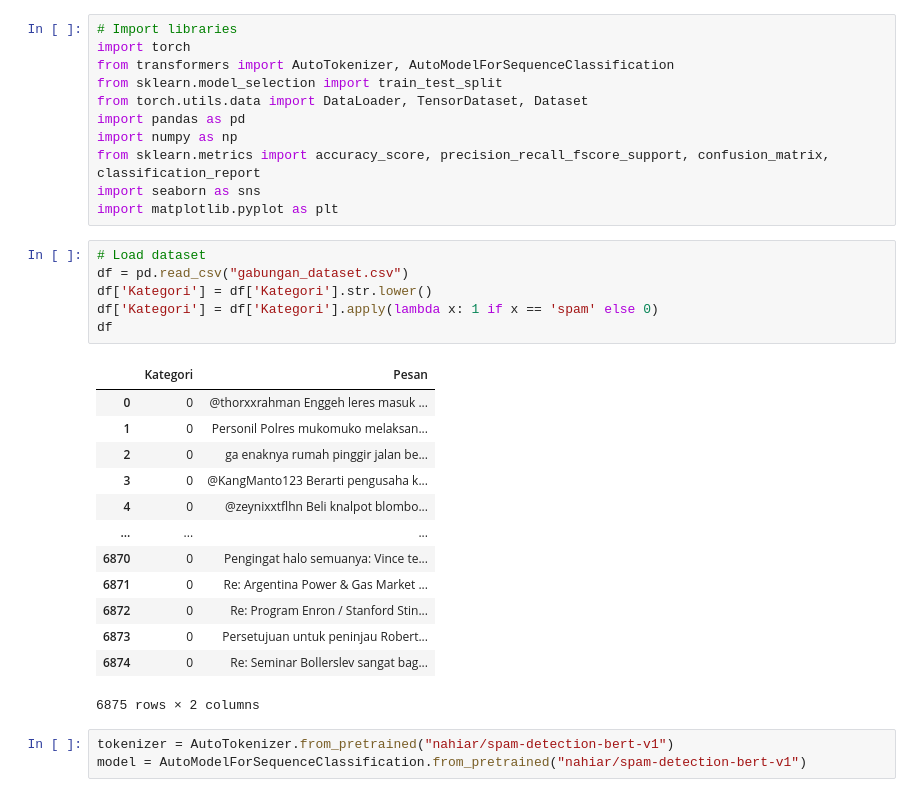
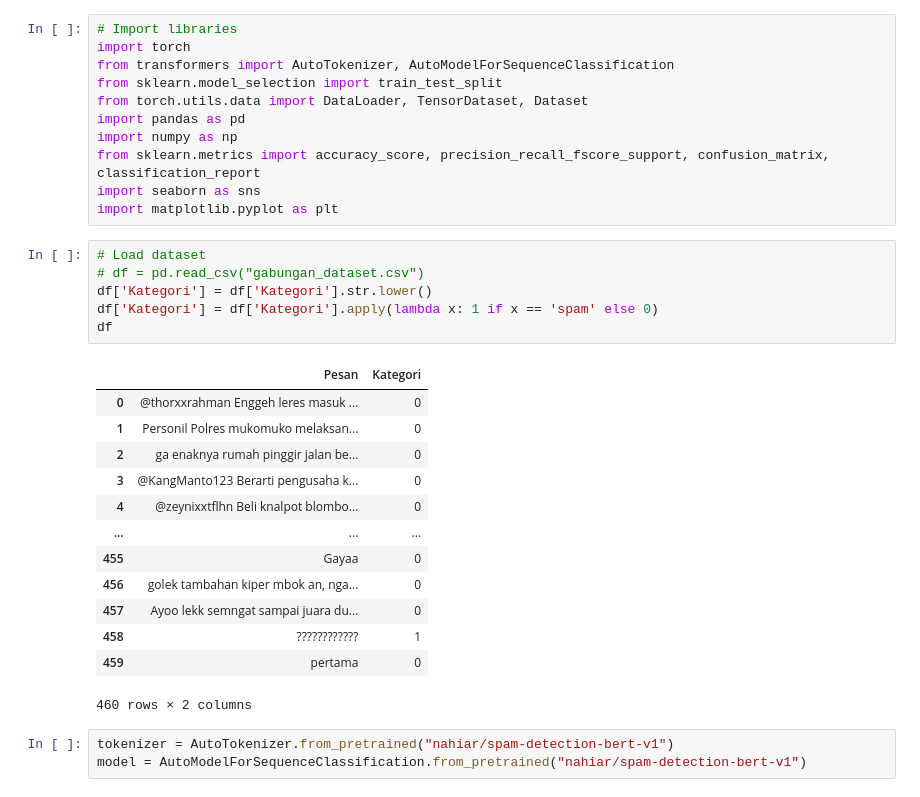
Before and after one commit to raihanhd12/NLP_explore, a Jupyter notebook: Re_Train_BERT_spam.ipynb, the cells around one changed output. Saved outputs shown, nothing was run; the diff lists cells and outputs as text.

```diff
--- a/Re_Train_BERT_spam.ipynb
+++ b/Re_Train_BERT_spam.ipynb
@@ -134,24 +106,24 @@ import seaborn as sns
 import matplotlib.pyplot as plt
 # %%
 # Load dataset
-df = pd.read_csv("gabungan_dataset.csv")
+# df = pd.read_csv("gabungan_dataset.csv")
 df['Kategori'] = df['Kategori'].str.lower()
 df['Kategori'] = df['Kategori'].apply(lambda x: 1 if x == 'spam' else 0)
 df
 # %% [output]
-|  | Kategori | Pesan |
-| 0 | 0 | @thorxxrahman Enggeh leres masuk ... |
-| 1 | 0 | Personil Polres mukomuko melaksan... |
-| 2 | 0 | ga enaknya rumah pinggir jalan be... |
-| 3 | 0 | @KangManto123 Berarti pengusaha k... |
-| 4 | 0 | @zeynixxtflhn Beli knalpot blombo... |
+|  | Pesan | Kategori |
+| 0 | @thorxxrahman Enggeh leres masuk ... | 0 |
+| 1 | Personil Polres mukomuko melaksan... | 0 |
+| 2 | ga enaknya rumah pinggir jalan be... | 0 |
+| 3 | @KangManto123 Berarti pengusaha k... | 0 |
+| 4 | @zeynixxtflhn Beli knalpot blombo... | 0 |
 | ... | ... | ... |
-| 6870 | 0 | Pengingat halo semuanya: Vince te... |
-| 6871 | 0 | Re: Argentina Power & Gas Market ... |
-| 6872 | 0 | Re: Program Enron / Stanford Stin... |
-| 6873 | 0 | Persetujuan untuk peninjau Robert... |
-| 6874 | 0 | Re: Seminar Bollerslev sangat bag... |
+| 455 | Gayaa | 0 |
+| 456 | golek tambahan kiper mbok an, nga... | 0 |
+| 457 | Ayoo lekk semngat sampai juara du... | 0 |
+| 458 | ???????????? | 1 |
+| 459 | pertama | 0 |
-6875 rows × 2 columns
+460 rows × 2 columns
 # %%
 tokenizer = AutoTokenizer.from_pretrained("nahiar/spam-detection-bert-v1")
 model = AutoModelForSequenceClassification.from_pretrained("nahiar/spam-detection-bert-v1")
```
Also changed, not shown: parts of 11 cells of this notebook, 2 other files.
